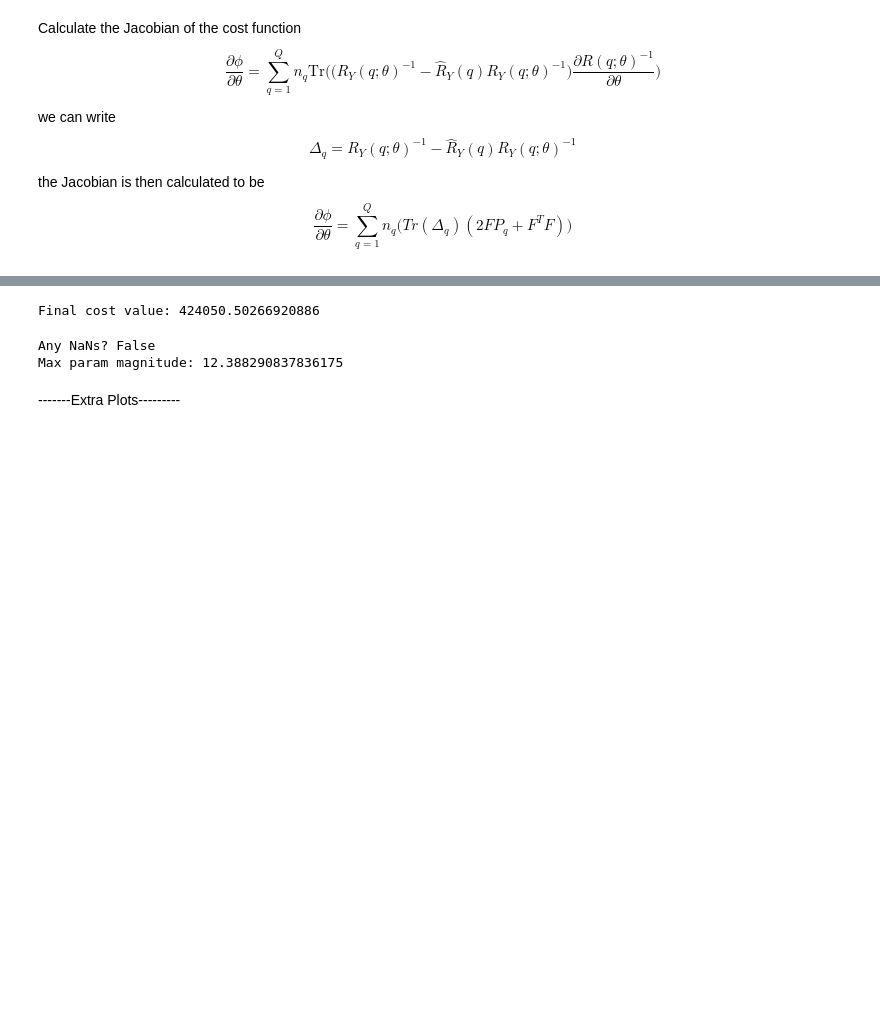
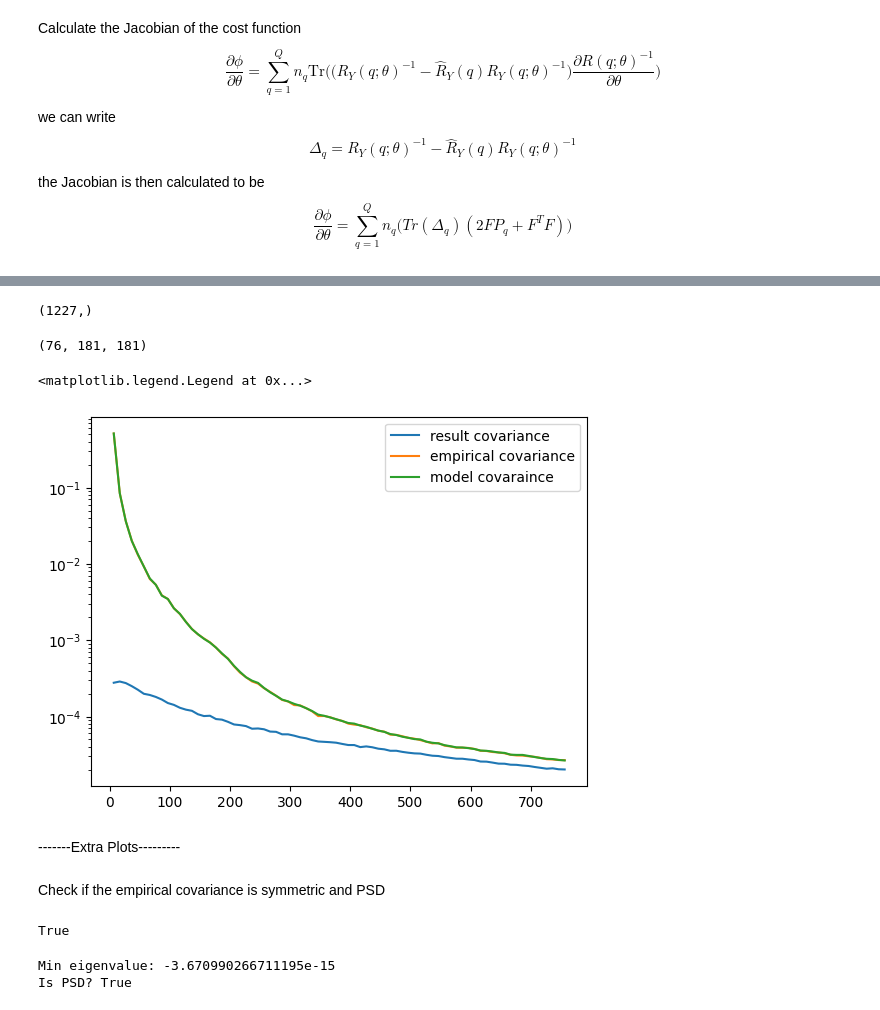
Before and after one commit to urwa99/MASS_Thesis, a Jupyter notebook: HI/SMICA.ipynb, the cells around one changed output, grey strips where cells are left out. Drawn from its saved outputs; the diff is of its cells as text; code cells hidden in the pictures; blank space fills up the shorter version.

```diff
--- a/HI/SMICA.ipynb
+++ b/HI/SMICA.ipynb
@@ -357,21 +474,21 @@ def jacobian(params,model, empirical, n_bins, nfreqs, r):
 # %%
-# Create a simple counter object
 class CallbackCounter:
     def __init__(self):
         self.n = 0
 
-    def __call__(self, xk):
+    def __call__(self, xk, *args, **kwargs):
         self.n += 1
         print(f"Iteration {self.n} completed.")
 # %%
 counter = CallbackCounter()
 res = optimize.minimize(
     smica,
-    x0=params_init,
+    x0=params_pca,
     args=(c_model, c_hat, n_bins, nfreqs,r),
-    method='BFGS',
+    method='trust-constr',
+    constraints=constraint,
+    callback=counter,
     jac=jacobian_2,
-    callback=counter,
     options={'disp': True, 'maxiter':100}
 )
 # %% [output]
@@ -409,16 +548,46 @@ pprint(res)
-# %%
-phi_final = smica(res.x, c_model, c_hat, n_bins, nfreqs, r)
-print("Final cost value:", phi_final)
-# %% [output]
-Final cost value: 424050.50266920886
-# %%
-print("Any NaNs?", np.isnan(res.x).any())
-print("Max param magnitude:", np.max(np.abs(res.x)))
-# %% [output]
-Any NaNs? False
-Max param magnitude: 12.388290837836175
+# %%
+result=res.x
+print(result.shape)
+# %% [output]
+(1227,)
+# %%
+c_model.shape
+# %% [output]
+(76, 181, 181)
+# %%
+P_b_out = result[:n_bins*r * r].reshape((n_bins,r,r))
+F_out = result[n_bins*r * r:].reshape((nfreqs, r))
+
+C_result=np.zeros_like(c_model)
+for b in range(n_bins):
+
+    C_result[b]= hi_binned[b]+ noise_binned[b] + np.dot(F_out, np.dot(P_b_out[b], F_out.T))
+# %%
+plt.plot(leff,C_result[:,50,50], label="result covariance")
+plt.plot(leff, c_hat[:,50,50], label="empirical covariance")
+plt.plot(leff, c_model[:,50,50], label="model covaraince")
+plt.yscale('log')
+plt.legend()
+# %% [output]
+<matplotlib.legend.Legend at 0x...>
+[figure, added]
 # %% [markdown]
 -------Extra Plots---------
+# %% [markdown]
+Check if the empirical covariance is symmetric and PSD
+# %%
+np.allclose(c_hat[0], c_hat.T[:,:,0],atol=1e-10)
+# %% [output]
+True
+# %%
+eigvals = np.linalg.eigvalsh(c_hat[0])  # eigvalsh for symmetric/hermitian matrices
+print("Min eigenvalue:", eigvals.min())
+
+is_psd = eigvals.min() >= -1e-10  # small negative allowed for numerical error
+print("Is PSD?", is_psd)
+# %% [output]
+Min eigenvalue: -3.670990266711195e-15
+Is PSD? True
 # %%
 
 # plt.plot(noise_binned[:,100,100])
```
Also changed, not shown: parts of 31 cells of this notebook.
